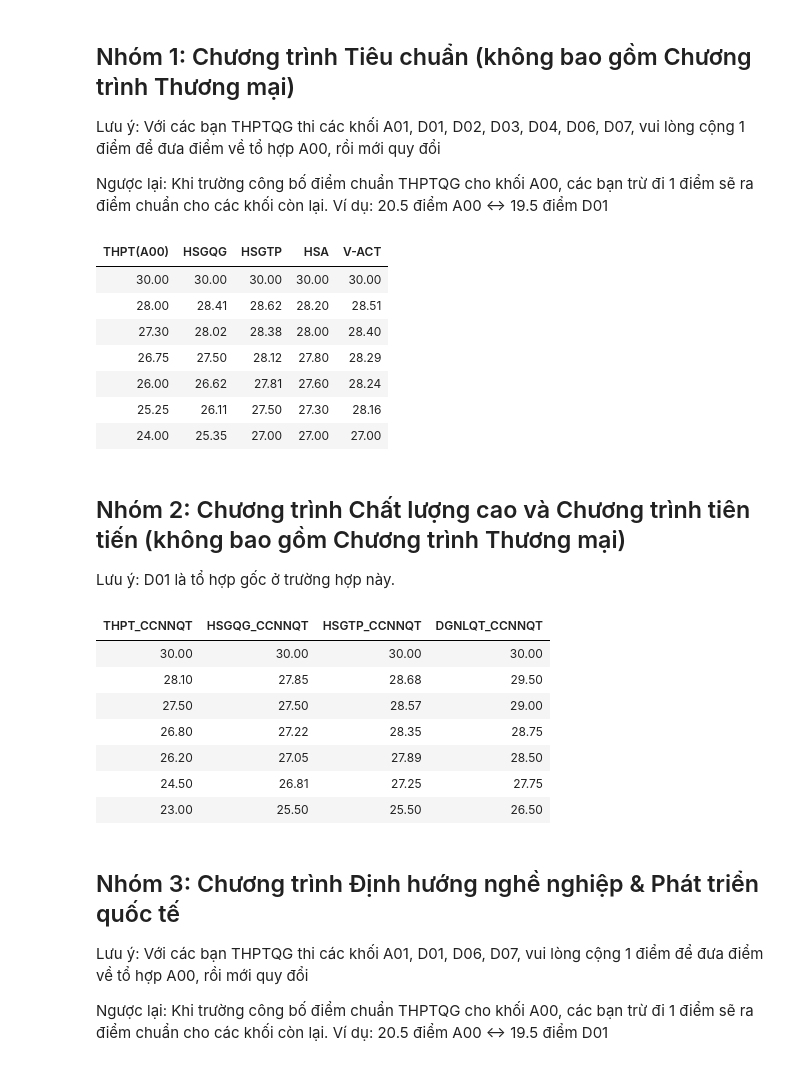
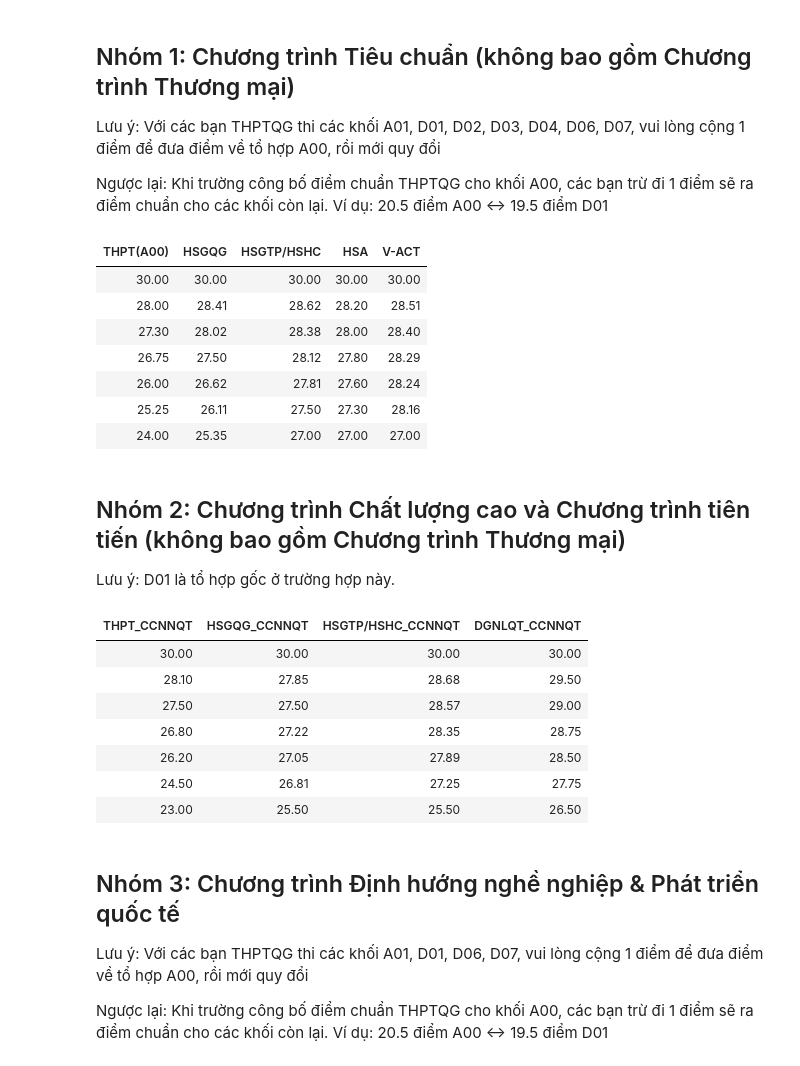
Before and after one commit to k1m1nonawa4869/THPT-converter, a Jupyter notebook: FTU.ipynb, the cells around one changed output. Saved outputs shown, nothing was run; the diff lists cells and outputs as text; code cells hidden in the pictures.

```diff
--- a/FTU.ipynb
+++ b/FTU.ipynb
@@ -196,15 +190,19 @@ Ngược lại: Khi trường công bố điểm chuẩn THPTQG cho khối A00,
 # %%
 thpt_list_1 = [30, 28, 27.3, 26.75, 26, 25.25, 24]
 hsgqg_list_1 = [30, 28.41, 28.02, 27.5, 26.62, 26.11, 25.35]
 hsgtp_list_1 = [30, 28.62, 28.38, 28.12, 27.81, 27.5, 27]
 hsa_list_1 = [30, 28.2, 28, 27.8, 27.6, 27.3, 27]
 vact_list_1 = [30, 28.51, 28.4, 28.29, 28.24, 28.16, 27]
 
-data_1 = {"THPT(A00)": thpt_list_1, "HSGQG": hsgqg_list_1, "HSGTP": hsgtp_list_1, "HSA": hsa_list_1, "V-ACT": vact_list_1}
+data_1 = {"THPT(A00)": thpt_list_1,
+            "HSGQG": hsgqg_list_1,
+            "HSGTP/HSHC": hsgtp_list_1,
+            "HSA": hsa_list_1,
+            "V-ACT": vact_list_1}
 table_1 = pd.DataFrame(data_1)
 display(table_1.style.hide(axis="index").format(precision=2))
 # %% [output]
-| THPT(A00) | HSGQG | HSGTP | HSA | V-ACT |
+| THPT(A00) | HSGQG | HSGTP/HSHC | HSA | V-ACT |
 | 30.00 | 30.00 | 30.00 | 30.00 | 30.00 |
 | 28.00 | 28.41 | 28.62 | 28.20 | 28.51 |
 | 27.30 | 28.02 | 28.38 | 28.00 | 28.40 |
@@ -224,13 +222,13 @@ dgnlqt_ccnnqt_list_2 = [30, 29.5, 29, 28.75, 28.5, 27.75, 26.5]
 
 data_2 = {"THPT_CCNNQT": thpt_ccnnqt_list_2,
           "HSGQG_CCNNQT": hsgqg_ccnnqt_list_2,
-          "HSGTP_CCNNQT": hsgtp_ccnnqt_list_2,
+          "HSGTP/HSHC_CCNNQT": hsgtp_ccnnqt_list_2,
           "DGNLQT_CCNNQT": dgnlqt_ccnnqt_list_2}
 
 table_2 = pd.DataFrame(data_2)
 display(table_2.style.hide(axis="index").format(precision=2))
 # %% [output]
-| THPT_CCNNQT | HSGQG_CCNNQT | HSGTP_CCNNQT | DGNLQT_CCNNQT |
+| THPT_CCNNQT | HSGQG_CCNNQT | HSGTP/HSHC_CCNNQT | DGNLQT_CCNNQT |
 | 30.00 | 30.00 | 30.00 | 30.00 |
 | 28.10 | 27.85 | 28.68 | 29.50 |
 | 27.50 | 27.50 | 28.57 | 29.00 |
```
Also changed, not shown: parts of 19 cells of this notebook, 1 other file.
